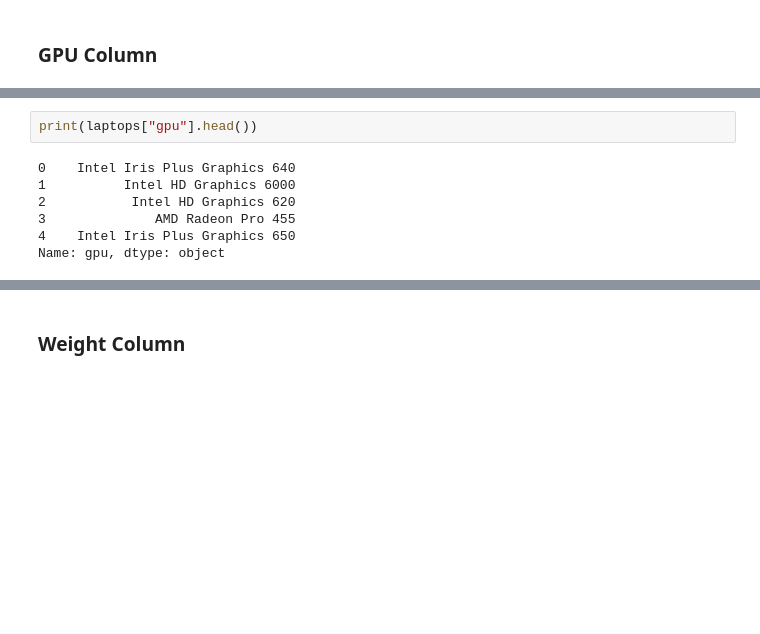
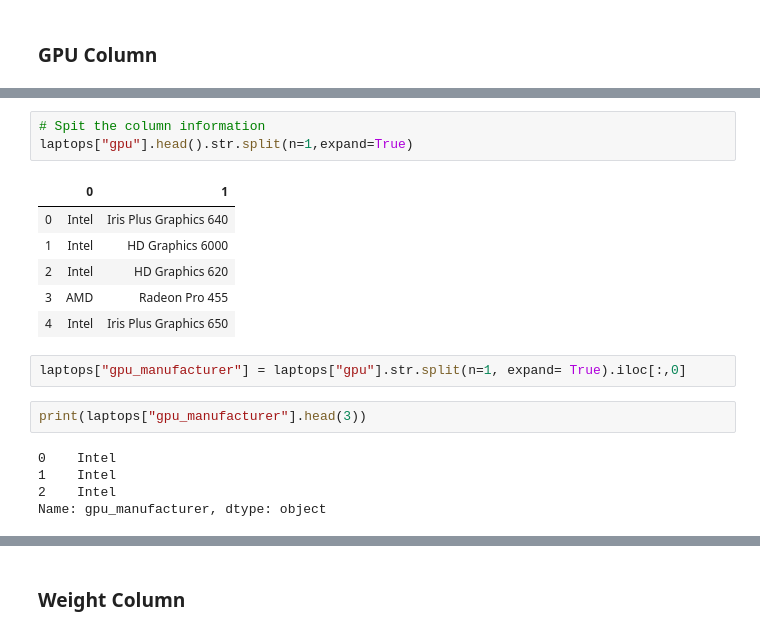
Before and after one commit to alexgamboa1/Laptops-Data-Cleaning, a Jupyter notebook: Data_Manipulation_Laptops_Data.ipynb, the cells around one changed output, grey strips where cells are left out. Cells and saved outputs as stored; diff of their text form; blank space fills up the shorter version.

```diff
--- a/Data_Manipulation_Laptops_Data.ipynb
+++ b/Data_Manipulation_Laptops_Data.ipynb
@@ -370,9 +411,19 @@ Index(['manufacturer', 'model_name', 'category', 'screen_size_inches',
+# %%
+# Spit the column information
+laptops["gpu"].head().str.split(n=1,expand=True)
+# %% [output]
+|  | 0 | 1 |
+| 0 | Intel | Iris Plus Graphics 640 |
+| 1 | Intel | HD Graphics 6000 |
+| 2 | Intel | HD Graphics 620 |
+| 3 | AMD | Radeon Pro 455 |
+| 4 | Intel | Iris Plus Graphics 650 |
+# %%
+laptops["gpu_manufacturer"] = laptops["gpu"].str.split(n=1, expand= True).iloc[:,0]
 # %%
-print(laptops["gpu"].head())
+print(laptops["gpu_manufacturer"].head(3))
 # %% [output]
-0    Intel Iris Plus Graphics 640
-1          Intel HD Graphics 6000
-2           Intel HD Graphics 620
-3              AMD Radeon Pro 455
-4    Intel Iris Plus Graphics 650
-Name: gpu, dtype: object
+0    Intel
+1    Intel
+2    Intel
+Name: gpu_manufacturer, dtype: object
```
Also changed, not shown: parts of 19 cells of this notebook, 1 other file.
